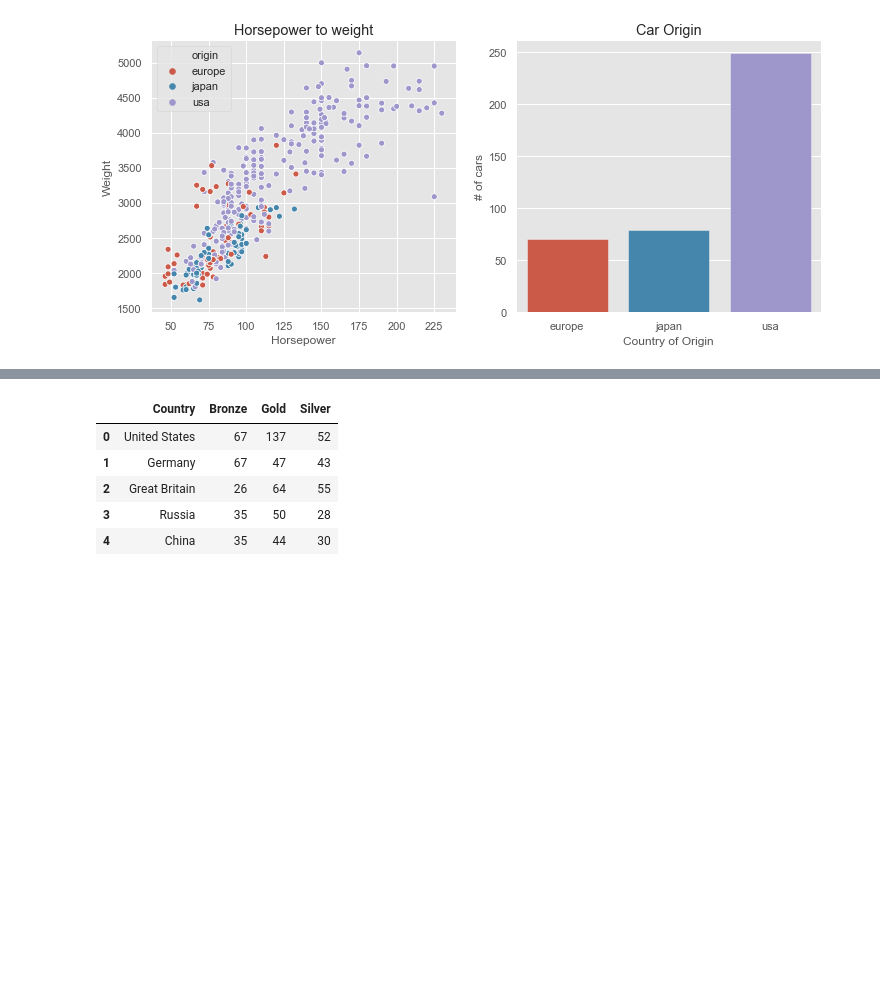
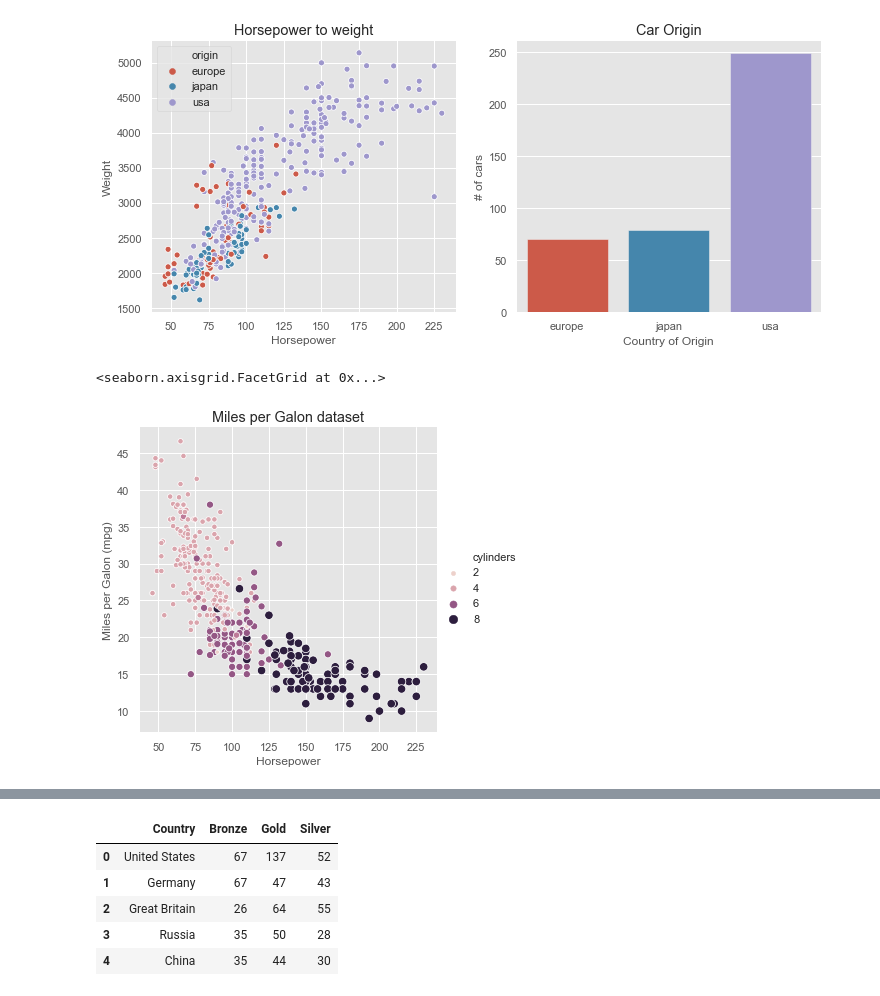
Before and after one commit to VictorCalderon/data-snippets, a Jupyter notebook: DataScience/plotting.ipynb, the cells around one changed output, grey strips where cells are left out. Drawn from its saved outputs; the diff is of its cells as text; code cells hidden in the pictures; blank space fills up the shorter version.

Commit message:
new plot

```diff
--- a/DataScience/plotting.ipynb
+++ b/DataScience/plotting.ipynb
@@ -156,3 +155,12 @@ ax[1].set(xlabel='Country of Origin', ylabel='# of cars', title='Car Origin')
 plt.show()
 # %% [output]
 [figure]
+# %%
+# Create scatter plot of horsepower vs. mpg
+ax = sns.relplot(x="horsepower", y="mpg", data=mpg, kind="scatter",  size="cylinders", hue="cylinders")
+
+# Set configuration
+ax.set(xlabel='Horsepower', ylabel='Miles per Galon (mpg)', title='Miles per Galon dataset')
+# %% [output]
+<seaborn.axisgrid.FacetGrid at 0x...>
+[figure, added]
```
Also changed, not shown: parts of 5 cells of this notebook.
